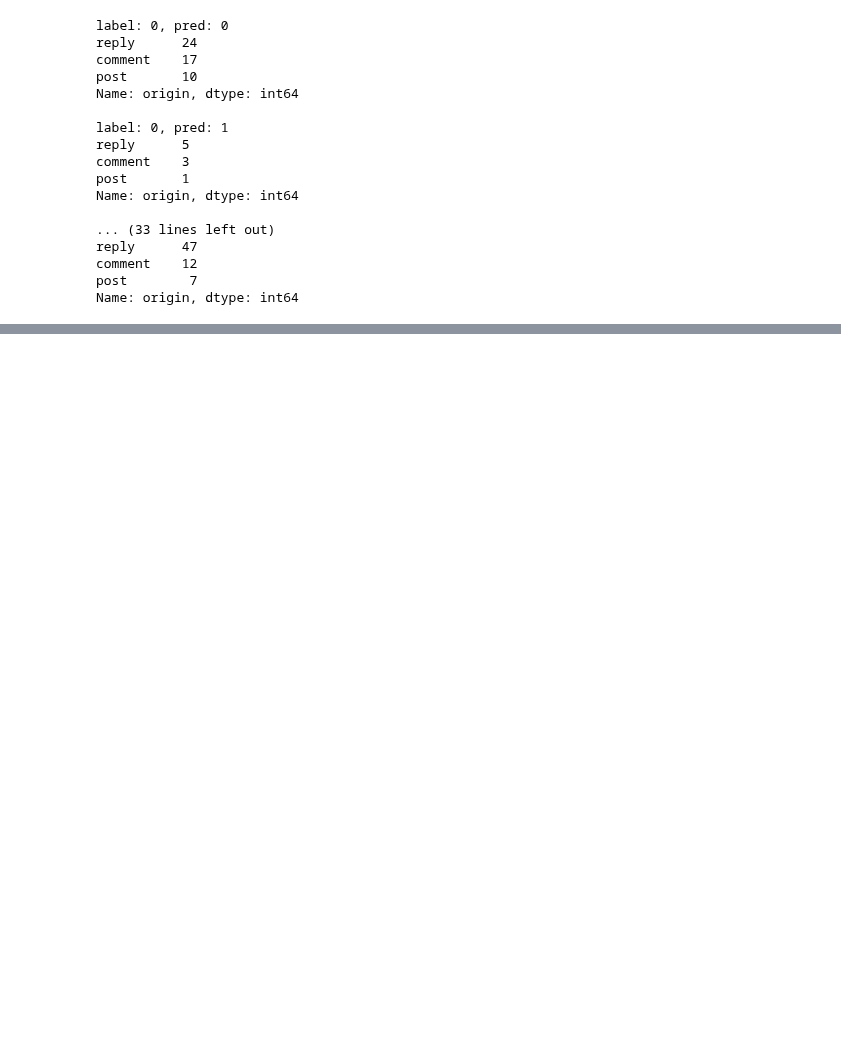
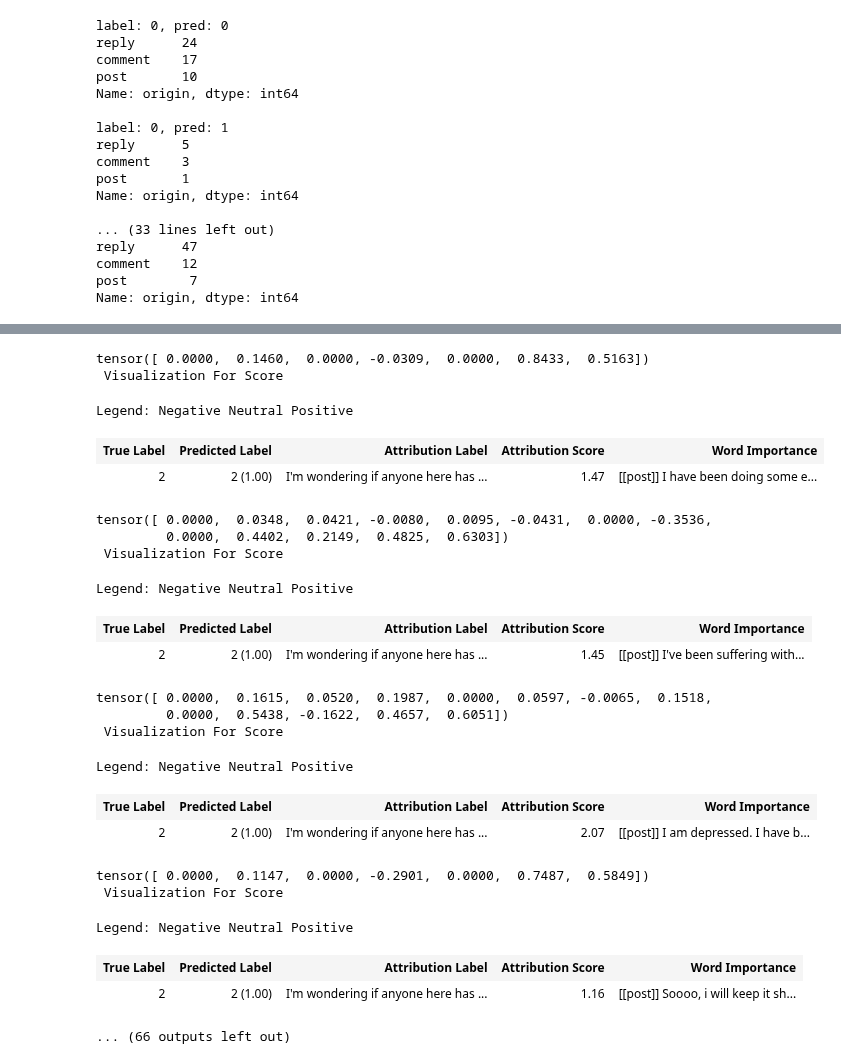
Before and after one commit to tr0up2r/satisfaction-classifier-with-xai, a Jupyter notebook: splitbert_integrated_gradient.ipynb, the cells around one changed output, grey strips where cells are left out. Saved outputs shown, nothing was run; the diff lists cells and outputs as text; code cells hidden in the pictures; blank space fills up the shorter version.

Commit message:
Add attribution visualization option

```diff
--- a/splitbert_integrated_gradient.ipynb
+++ b/splitbert_integrated_gradient.ipynb
@@ -310,7 +327,7 @@ def main(index_list):
     result_list = []
     label_pred_list = []
 
-    for i in range(len(index_list)):
+    for i in index_list:
         result, label, pred = splitbert_integrated_gradient(i, post_sequences[i], comment_sequences[i], reply_sequences[i], post_contents[i], comment_bodies[i], reply_contents[i], satisfactions[i], satisfactions_float[i])
         result_list.extend(result)
 
@@ -362,6 +399,3 @@ reply      47
 comment    12
 post        7
 Name: origin, dtype: int64
-# %%
-result_df = pd.DataFrame(result_list, columns=columns)
-result_df.origin.value_counts()
@@ -495,0 +402,14 @@ correct_df = test_result_df2[test_result_df2['pred'] == test_result_df2['label']
+# %%
+index_list = []
+
+for i in range(3):
+    for j in range(3):
+        print(f'label: {i}, pred: {j}')
+
+        result_df = pd.read_csv(f'../predicting-satisfaction-using-graphs/csv/integrated_gradient_result/label_{i}_pred_{j}_attribution_filtered.csv', encoding='UTF-8')
+        print(result_df.origin.value_counts())
+
+        if i == j:
+            index_list.append(set(list(result_df.idx.values)))
+
+        print()
@@ -495,0 +434,27 @@ correct_df = test_result_df2[test_result_df2['pred'] == test_result_df2['label']
+# %%
+for j in index_list[2]:
+    splitbert_integrated_gradient(j, post_sequences[j], comment_sequences[j], reply_sequences[j], post_contents[N], comment_bodies[j], reply_contents[j], satisfactions[j], satisfactions_float[j], True)
+# %% [output]
+tensor([ 0.0000,  0.1460,  0.0000, -0.0309,  0.0000,  0.8433,  0.5163])
+ Visualization For Score
+Legend: Negative Neutral Positive
+| True Label | Predicted Label | Attribution Label | Attribution Score | Word Importance |
+| 2 | 2 (1.00) | I'm wondering if anyone here has ... | 1.47 | [[post]] I have been doing some e... |
+tensor([ 0.0000,  0.0348,  0.0421, -0.0080,  0.0095, -0.0431,  0.0000, -0.3536,
+         0.0000,  0.4402,  0.2149,  0.4825,  0.6303])
+ Visualization For Score
+Legend: Negative Neutral Positive
+| True Label | Predicted Label | Attribution Label | Attribution Score | Word Importance |
+| 2 | 2 (1.00) | I'm wondering if anyone here has ... | 1.45 | [[post]] I've been suffering with... |
+tensor([ 0.0000,  0.1615,  0.0520,  0.1987,  0.0000,  0.0597, -0.0065,  0.1518,
+         0.0000,  0.5438, -0.1622,  0.4657,  0.6051])
+ Visualization For Score
+Legend: Negative Neutral Positive
+| True Label | Predicted Label | Attribution Label | Attribution Score | Word Importance |
+| 2 | 2 (1.00) | I'm wondering if anyone here has ... | 2.07 | [[post]] I am depressed. I have b... |
+tensor([ 0.0000,  0.1147,  0.0000, -0.2901,  0.0000,  0.7487,  0.5849])
+ Visualization For Score
+Legend: Negative Neutral Positive
+| True Label | Predicted Label | Attribution Label | Attribution Score | Word Importance |
+| 2 | 2 (1.00) | I'm wondering if anyone here has ... | 1.16 | [[post]] Soooo, i will keep it sh... |
+... (66 outputs left out)
```
Also changed, not shown: parts of 19 cells of this notebook.
